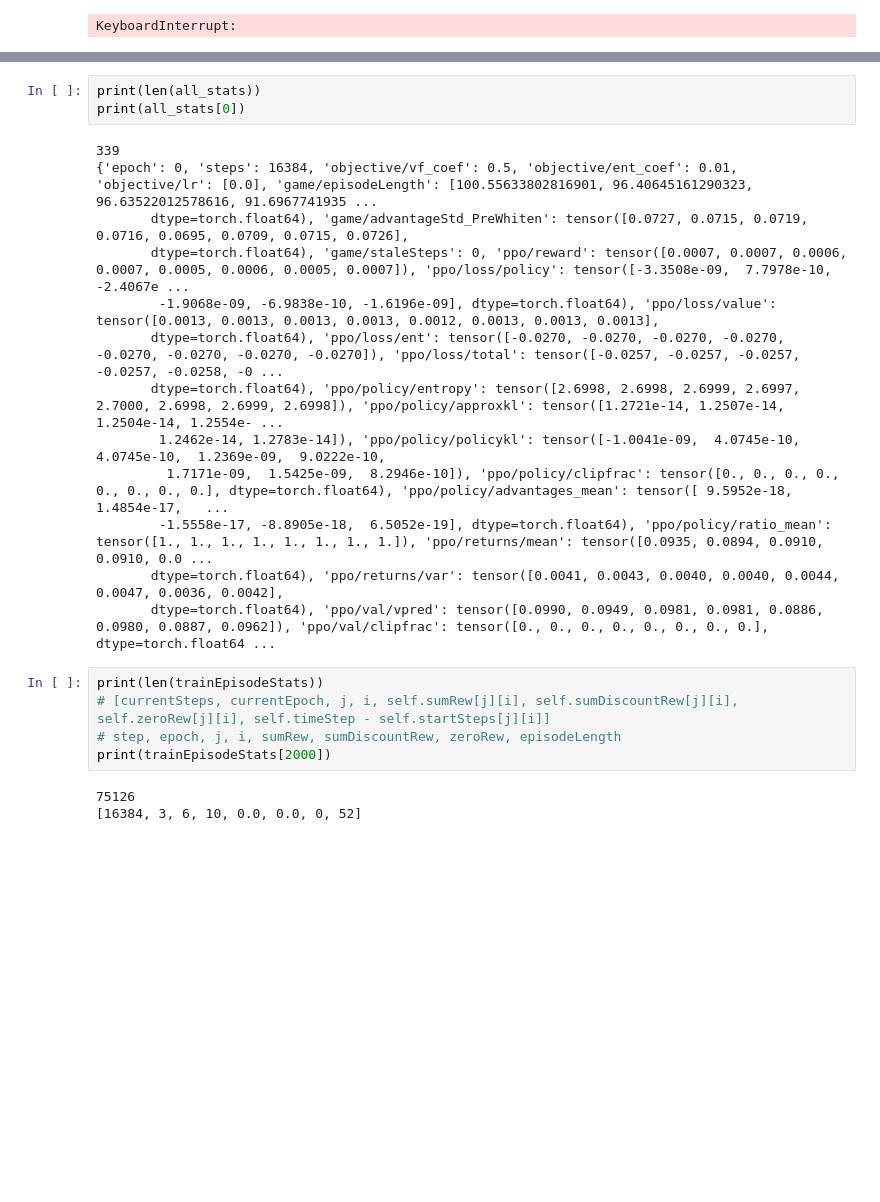
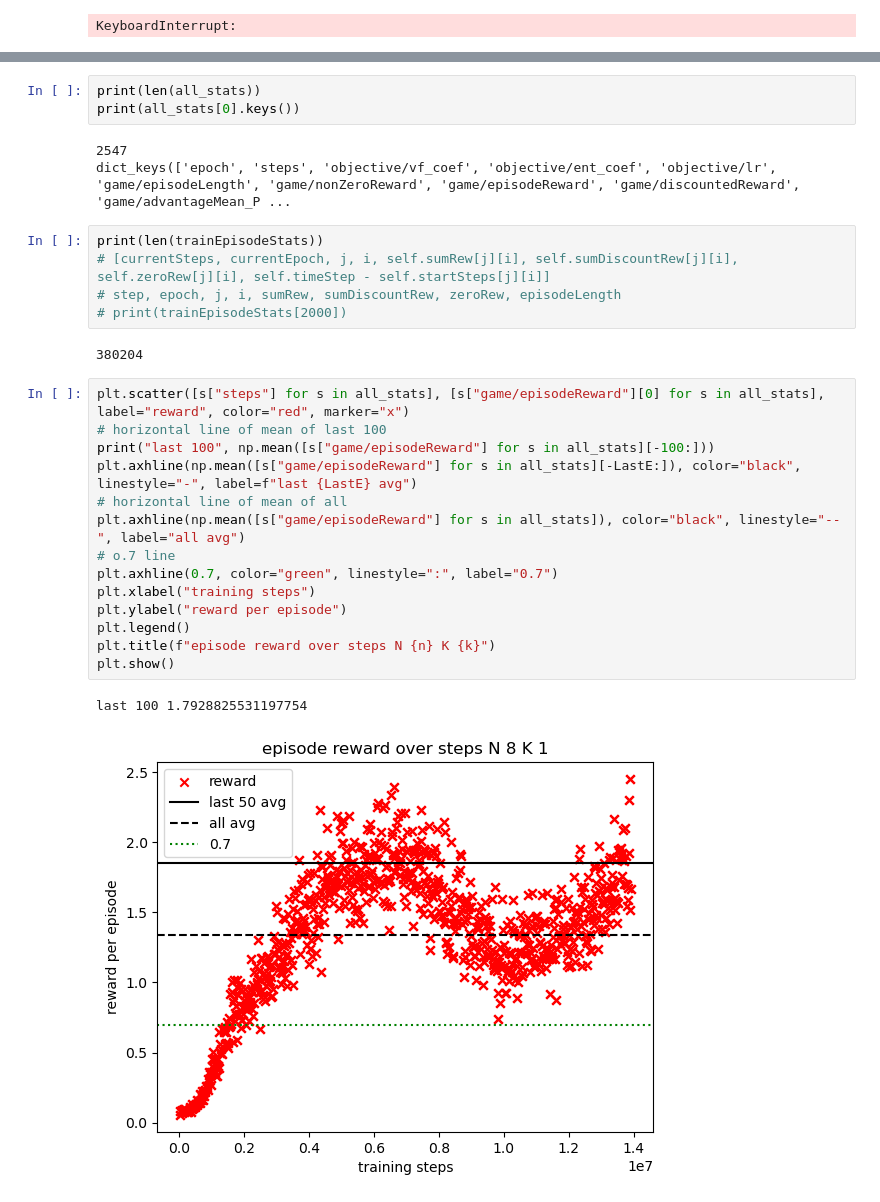
Before and after one commit to MichaelEinhorn/FederatedRL, a Jupyter notebook: procgenVector.ipynb, the cells around one changed output, grey strips where cells are left out. Drawn from its saved outputs; the diff is of its cells as text; blank space fills up the shorter version.

```diff
--- a/procgenVector.ipynb
+++ b/procgenVector.ipynb
@@ -191,26 +207,32 @@ trainEpisodeStats = torch.load(modelname + "/trainEpisodeStats.pth")
 # %%
 print(len(all_stats))
-print(all_stats[0])
+print(all_stats[0].keys())
 # %% [output]
-339
-{'epoch': 0, 'steps': 16384, 'objective/vf_coef': 0.5, 'objective/ent_coef': 0.01, 'objective/lr': [0.0], 'game/episodeLength': [100.55633802816901, 96.40645161290323, 96.63522012578616, 91.6967741935 ...
-       dtype=torch.float64), 'game/advantageStd_PreWhiten': tensor([0.0727, 0.0715, 0.0719, 0.0716, 0.0695, 0.0709, 0.0715, 0.0726],
-       dtype=torch.float64), 'game/staleSteps': 0, 'ppo/reward': tensor([0.0007, 0.0007, 0.0006, 0.0007, 0.0005, 0.0006, 0.0005, 0.0007]), 'ppo/loss/policy': tensor([-3.3508e-09,  7.7978e-10, -2.4067e ...
-        -1.9068e-09, -6.9838e-10, -1.6196e-09], dtype=torch.float64), 'ppo/loss/value': tensor([0.0013, 0.0013, 0.0013, 0.0013, 0.0012, 0.0013, 0.0013, 0.0013],
-       dtype=torch.float64), 'ppo/loss/ent': tensor([-0.0270, -0.0270, -0.0270, -0.0270, -0.0270, -0.0270, -0.0270, -0.0270]), 'ppo/loss/total': tensor([-0.0257, -0.0257, -0.0257, -0.0257, -0.0258, -0 ...
-       dtype=torch.float64), 'ppo/policy/entropy': tensor([2.6998, 2.6998, 2.6999, 2.6997, 2.7000, 2.6998, 2.6999, 2.6998]), 'ppo/policy/approxkl': tensor([1.2721e-14, 1.2507e-14, 1.2504e-14, 1.2554e- ...
-        1.2462e-14, 1.2783e-14]), 'ppo/policy/policykl': tensor([-1.0041e-09,  4.0745e-10,  4.0745e-10,  1.2369e-09,  9.0222e-10,
-         1.7171e-09,  1.5425e-09,  8.2946e-10]), 'ppo/policy/clipfrac': tensor([0., 0., 0., 0., 0., 0., 0., 0.], dtype=torch.float64), 'ppo/policy/advantages_mean': tensor([ 9.5952e-18,  1.4854e-17,   ...
-        -1.5558e-17, -8.8905e-18,  6.5052e-19], dtype=torch.float64), 'ppo/policy/ratio_mean': tensor([1., 1., 1., 1., 1., 1., 1., 1.]), 'ppo/returns/mean': tensor([0.0935, 0.0894, 0.0910, 0.0910, 0.0 ...
-       dtype=torch.float64), 'ppo/returns/var': tensor([0.0041, 0.0043, 0.0040, 0.0040, 0.0044, 0.0047, 0.0036, 0.0042],
-       dtype=torch.float64), 'ppo/val/vpred': tensor([0.0990, 0.0949, 0.0981, 0.0981, 0.0886, 0.0980, 0.0887, 0.0962]), 'ppo/val/clipfrac': tensor([0., 0., 0., 0., 0., 0., 0., 0.], dtype=torch.float64 ...
+2547
+dict_keys(['epoch', 'steps', 'objective/vf_coef', 'objective/ent_coef', 'objective/lr', 'game/episodeLength', 'game/nonZeroReward', 'game/episodeReward', 'game/discountedReward', 'game/advantageMean_P ...
 # %%
 print(len(trainEpisodeStats))
 # [currentSteps, currentEpoch, j, i, self.sumRew[j][i], self.sumDiscountRew[j][i], self.zeroRew[j][i], self.timeStep - self.startSteps[j][i]]
 # step, epoch, j, i, sumRew, sumDiscountRew, zeroRew, episodeLength
-print(trainEpisodeStats[2000])
+# print(trainEpisodeStats[2000])
 # %% [output]
-75126
-[16384, 3, 6, 10, 0.0, 0.0, 0, 52]
+380204
+# %%
+plt.scatter([s["steps"] for s in all_stats], [s["game/episodeReward"][0] for s in all_stats], label="reward", color="red", marker="x")
+# horizontal line of mean of last 100
+print("last 100", np.mean([s["game/episodeReward"] for s in all_stats][-100:]))
+plt.axhline(np.mean([s["game/episodeReward"] for s in all_stats][-LastE:]), color="black", linestyle="-", label=f"last {LastE} avg")
+# horizontal line of mean of all
+plt.axhline(np.mean([s["game/episodeReward"] for s in all_stats]), color="black", linestyle="--", label="all avg")
+# o.7 line
+plt.axhline(0.7, color="green", linestyle=":", label="0.7")
+plt.xlabel("training steps")
+plt.ylabel("reward per episode")
+plt.legend()
+plt.title(f"episode reward over steps N {n} K {k}")
+plt.show()
+# %% [output]
+last 100 1.7928825531197754
+[figure, added]
 # %%
 # graph all episode lengths and episode rewards over steps
```
Also changed, not shown: parts of 7 cells of this notebook, 4 other files.
